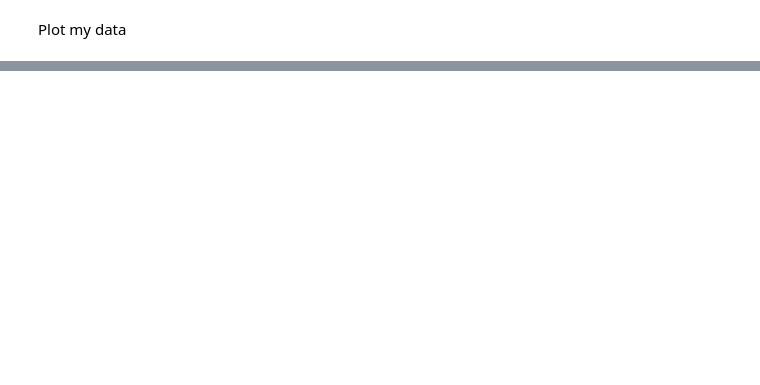
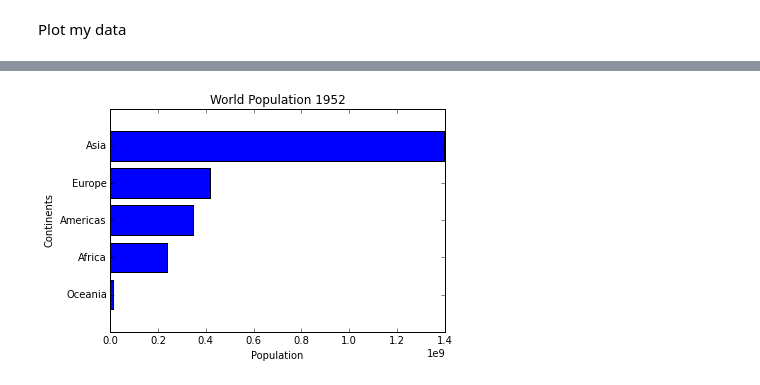
Before and after one commit to tmcowiti/Data-Analysis, a Jupyter notebook: gapminder_analysis.ipynb, the cells around one changed output, grey strips where cells are left out. Drawn from its saved outputs; the diff is of its cells as text; code cells hidden in the pictures; blank space fills up the shorter version.

```diff
--- a/gapminder_analysis.ipynb
+++ b/gapminder_analysis.ipynb
@@ -27,0 +109,7 @@ plt.show()
+# %%
+def pop_year(df, year):
+    subset_data=df[(df.year==year)] [["continent", "pop"]]
+    pop_data=subset_data.groupby("continent").sum().sort("pop")
+    print pop_data
+
+pop_year(gap_data, 1952)
@@ -27,0 +124,9 @@ plt.show()
+# %%
+def pop_year(df, year):
+    assert type(year) is int, "Argument is not a number"
+    assert year>1950, "Year too early"
+    subset_data=df[(df.year==year)] [["continent", "pop"]]
+    pop_data=subset_data.groupby("continent").sum().sort("pop")
+    return pop_data
+
+print pop_year(gap_data, 1900)
@@ -27,0 +135,10 @@ plt.show()
+# %%
+def pop_year(df, year):
+    '''Function that calculates total population per continent for a year. Input: dataframe, year, Output: resulting dataframe'''
+    assert type(year) is int, "Argument is not a number"
+    assert year>1950, "Year too early"
+    subset_data=df[(df.year==year)] [["continent", "pop"]]
+    pop_data=subset_data.groupby("continent").sum().sort("pop")
+    return pop_data
+
+print pop_year(gap_data, 1952)
@@ -27,0 +180,17 @@ plt.show()
+# %%
+
+def pop_plot(df, year):
+    year_string=str(year)
+    types=list(pop_data.index)
+    y_pos = np.arange(len(types))
+
+    plt.barh(y_pos, pop_data["pop"], align='center')
+    plt.yticks(y_pos, types)
+    plt.xlabel('Population')
+    plt.ylabel('Continents')
+    plt.title('World Population 1952')
+    plt.show()
+
+pop_plot(pop_year(gap_data, 1952), 1952)
+# %% [output]
+[figure, added]
```
Also changed, not shown: parts of 18 cells of this notebook.
